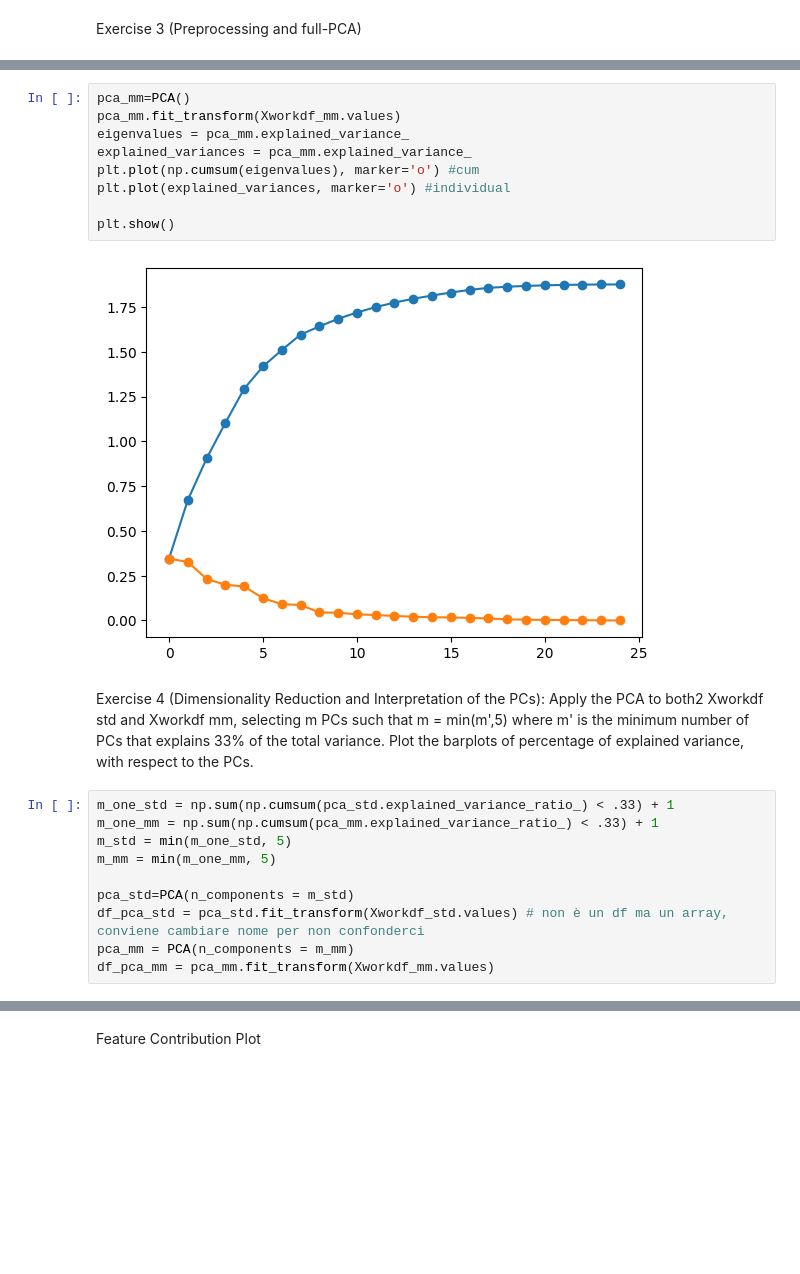
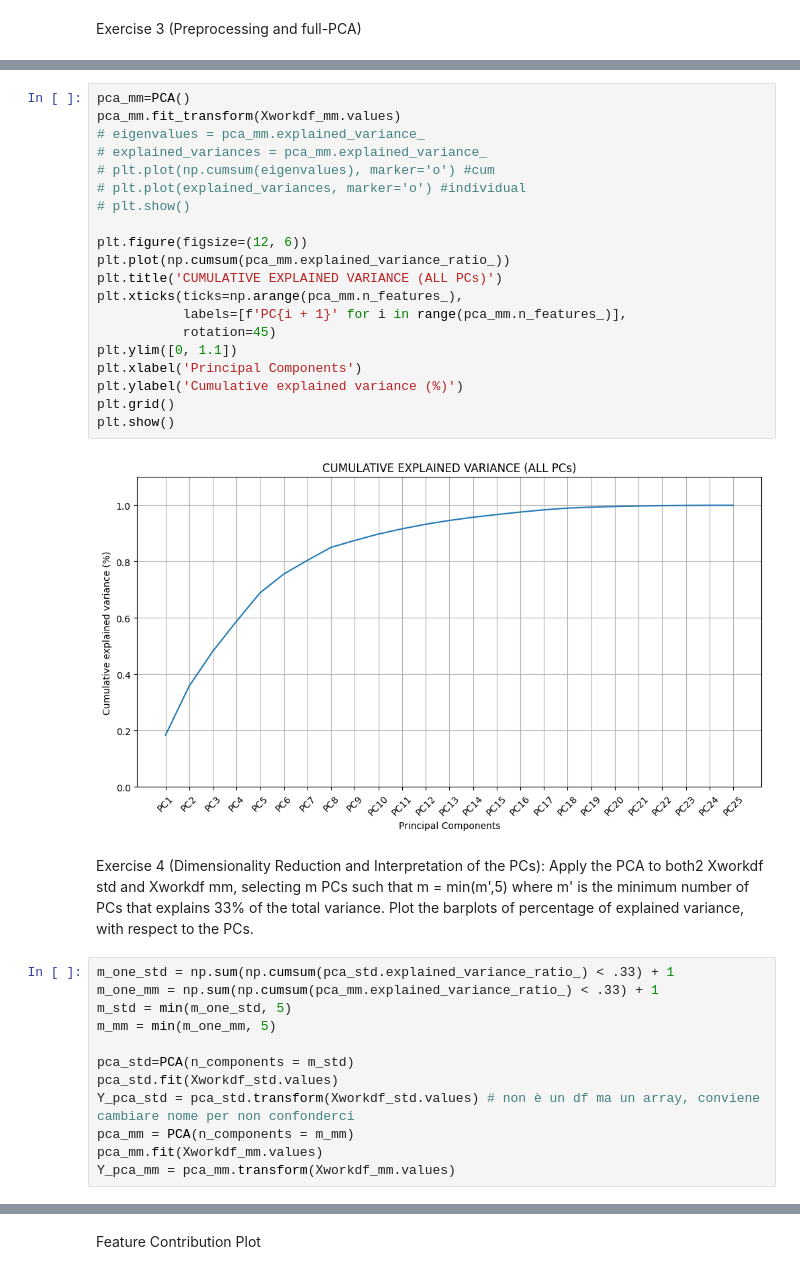
Before and after one commit to IAmReallyAlessio/homework_pca, a Jupyter notebook: pca.ipynb, the cells around one changed output, grey strips where cells are left out. Cells and saved outputs as stored; diff of their text form; blank space fills up the shorter version.

```diff
--- a/pca.ipynb
+++ b/pca.ipynb
@@ -183,14 +205,25 @@ plt.show()
 # %%
 pca_mm=PCA()
 pca_mm.fit_transform(Xworkdf_mm.values)
-eigenvalues = pca_mm.explained_variance_
-explained_variances = pca_mm.explained_variance_
-plt.plot(np.cumsum(eigenvalues), marker='o') #cum
-plt.plot(explained_variances, marker='o') #individual
+# eigenvalues = pca_mm.explained_variance_
+# explained_variances = pca_mm.explained_variance_
+# plt.plot(np.cumsum(eigenvalues), marker='o') #cum
+# plt.plot(explained_variances, marker='o') #individual
+# plt.show()
 
+plt.figure(figsize=(12, 6))
+plt.plot(np.cumsum(pca_mm.explained_variance_ratio_))
+plt.title('CUMULATIVE EXPLAINED VARIANCE (ALL PCs)')
+plt.xticks(ticks=np.arange(pca_mm.n_features_),
+           labels=[f'PC{i + 1}' for i in range(pca_mm.n_features_)],
+           rotation=45)
+plt.ylim([0, 1.1])
+plt.xlabel('Principal Components')
+plt.ylabel('Cumulative explained variance (%)')
+plt.grid()
 plt.show()
 # %% [output]
-[figure, old version]
+[figure, new version]
 # %% [markdown]
 Exercise 4 (Dimensionality Reduction and Interpretation of the PCs): Apply the PCA to both2 Xworkdf std and Xworkdf mm, selecting m PCs such that m = min(m',5) where m' is the minimum number of PCs that explains 33% of the total variance. Plot the barplots of percentage of explained variance, with respect to the PCs.
 # %%
@@ -200,6 +233,8 @@ m_std = min(m_one_std, 5)
 m_mm = min(m_one_mm, 5)
 
 pca_std=PCA(n_components = m_std)
-df_pca_std = pca_std.fit_transform(Xworkdf_std.values) # non è un df ma un array, conviene cambiare nome per non confonderci
+pca_std.fit(Xworkdf_std.values)
+Y_pca_std = pca_std.transform(Xworkdf_std.values) # non è un df ma un array, conviene cambiare nome per non confonderci
 pca_mm = PCA(n_components = m_mm)
-df_pca_mm = pca_mm.fit_transform(Xworkdf_mm.values)
+pca_mm.fit(Xworkdf_mm.values)
+Y_pca_mm = pca_mm.transform(Xworkdf_mm.values)
```
Also changed, not shown: parts of 24 cells of this notebook.
